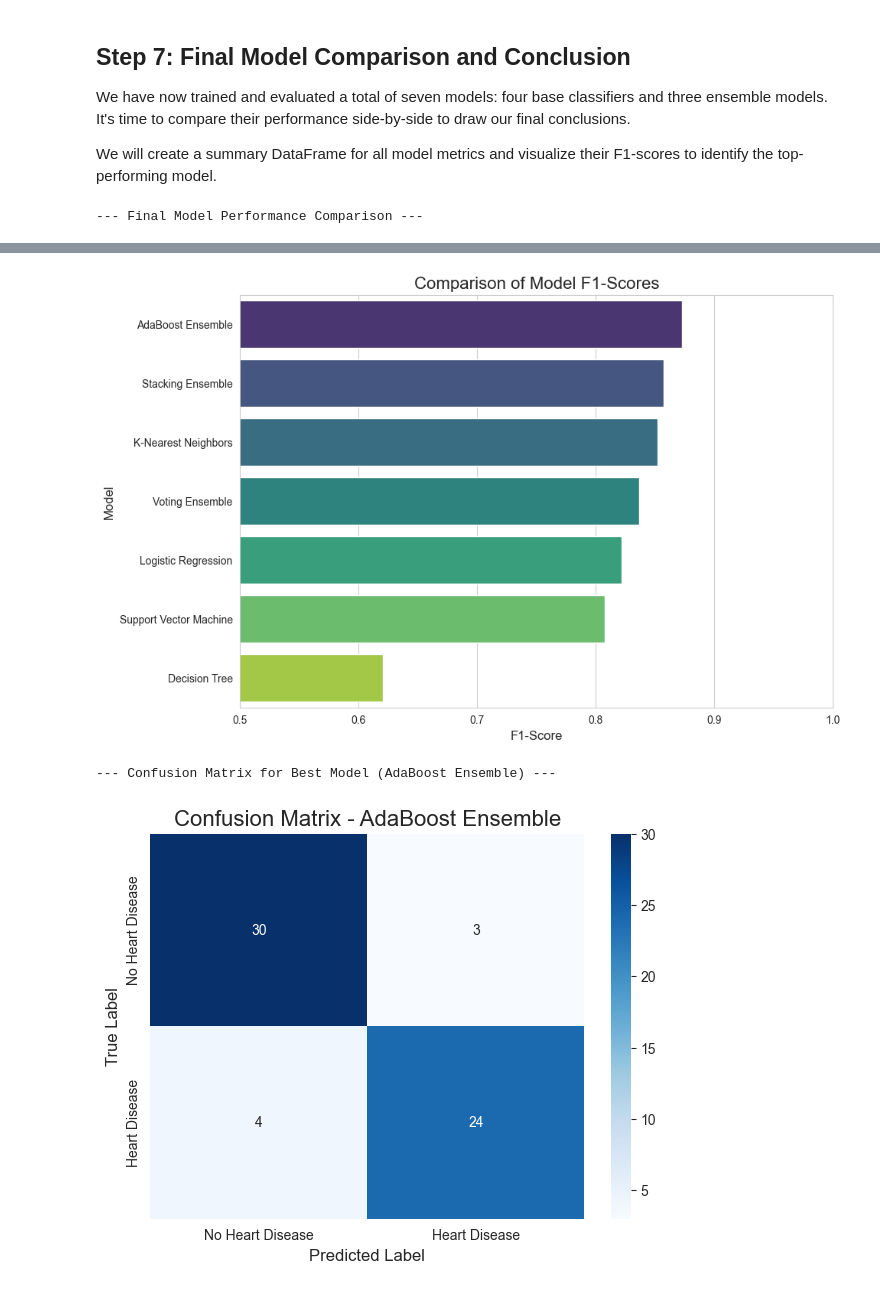
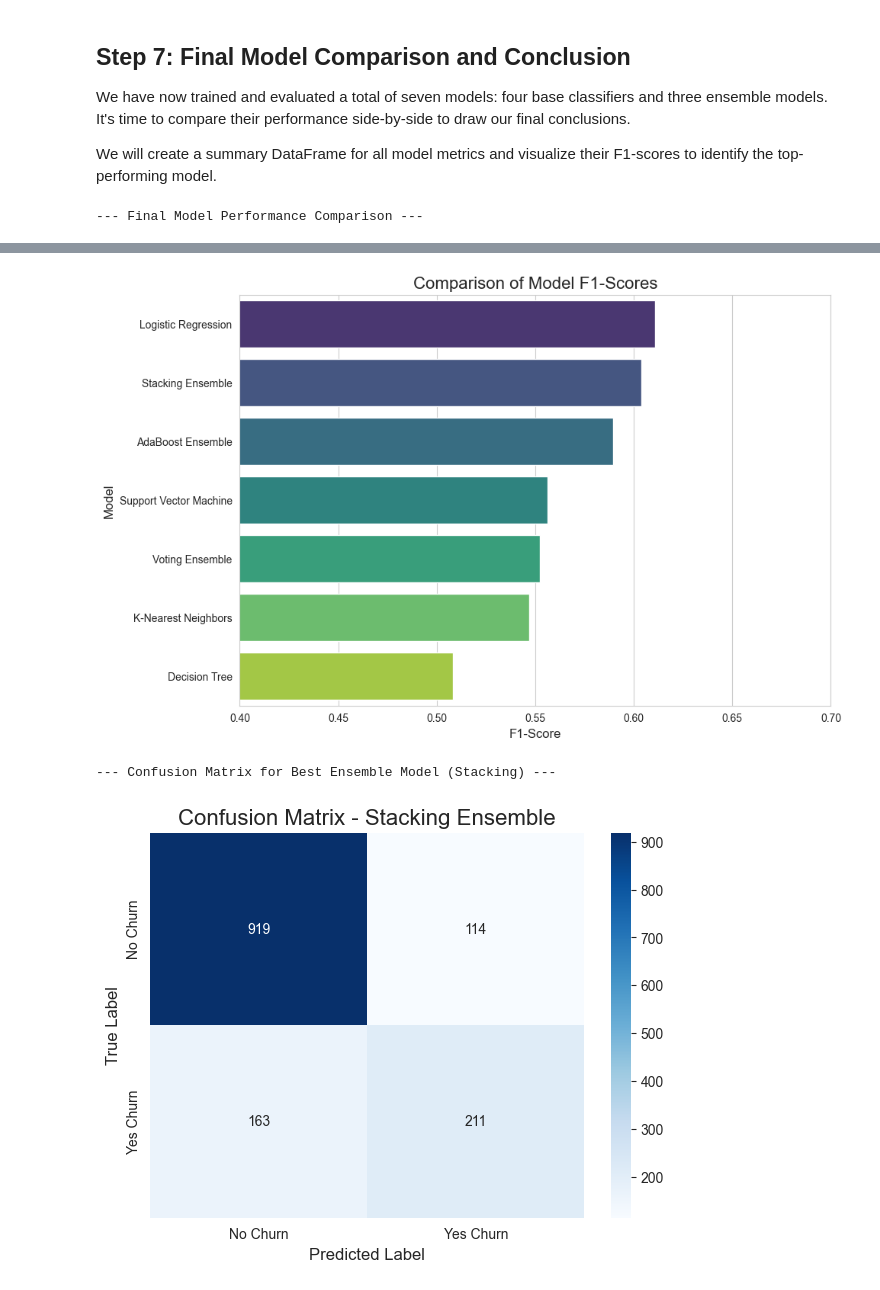
Before and after one commit to RishiWaghmare12/AIML-project-MDM, a Jupyter notebook: aiml_pr7.ipynb, the cells around one changed output, grey strips where cells are left out. Drawn from its saved outputs; the diff is of its cells as text; code cells hidden in the pictures.

```diff
--- a/aiml_pr7.ipynb
+++ b/aiml_pr7.ipynb
@@ -42,12 +42,12 @@ from sklearn.metrics import classification_report, confusion_matrix, accuracy_sc
 # Set plot style
 sns.set_style('whitegrid')
 
-# Load the local dataset
+# Load the new dataset
 try:
-    df = pd.read_csv('heart.csv')
+    df = pd.read_csv('WA_Fn-UseC_-Telco-Customer-Churn.csv')
     print("Dataset loaded successfully!")
 except FileNotFoundError:
-    print("File 'heart.csv' not found. Please make sure it's in the same directory as this notebook.")
+    print("File 'WA_Fn-UseC_-Telco-Customer-Churn.csv' not found. Please upload it.")
 
 # Display the first 5 rows
 df.head()
@@ -177,7 +188,7 @@ We'll use the **Elbow Method** to find the optimal number of clusters (`k`).
 from sklearn.cluster import KMeans
 
 # Select the features for clustering
-X_cluster = df_processed[['Age', 'RestBP', 'Chol', 'MaxHR']]
+X_cluster = df_processed[['tenure', 'MonthlyCharges', 'TotalCharges']]
 
 # Standardize these features (K-Means is distance-based)
 scaler_cluster = StandardScaler()
@@ -201,15 +212,15 @@ plt.grid(True)
 plt.show()
 
 # --- Apply K-Means with the chosen k ---
-# The elbow appears to be around k=3, so we'll use that.
+# Let's look at the plot, but k=3 or k=4 is usually a good choice here. Let's start with 3.
 optimal_k = 3
 kmeans = KMeans(n_clusters=optimal_k, random_state=42, n_init=10)
 cluster_labels = kmeans.fit_predict(X_cluster_scaled)
 
 # Add the new cluster feature to our main processed dataframe
 df_final = df_processed.copy()
-df_final['Patient_Profile'] = cluster_labels
+df_final['Customer_Segment'] = cluster_labels
 
-print(f"\nSuccessfully added 'Patient_Profile' feature with {optimal_k} clusters.")
+print(f"\nSuccessfully added 'Customer_Segment' feature with {optimal_k} clusters.")
 df_final.head()
 # %% [output]
@@ -231,9 +243,10 @@ Our data is now fully processed and feature-engineered. Before we can train our
 # %%
 # 1. Define X and y
-X = df_final.drop('Target', axis=1)
-y = df_final['Target']
+X = df_final.drop('Churn', axis=1)
+y = df_final['Churn']
 
 # 2. Split the data (80% train, 20% test)
+# We use stratify=y because our dataset is imbalanced (more 'No' than 'Yes')
 X_train, X_test, y_train, y_test = train_test_split(X, y, test_size=0.2, random_state=42, stratify=y)
 
 # 3. Scale the features
@@ -265,7 +278,7 @@ We will train each on the `X_train_scaled` data and evaluate its performance on
 # %%
 # Create a dictionary to store our models
 models = {
-    "Logistic Regression": LogisticRegression(random_state=42),
+    "Logistic Regression": LogisticRegression(random_state=42, max_iter=1000), # Added max_iter for convergence
     "K-Nearest Neighbors": KNeighborsClassifier(n_neighbors=5),
     "Decision Tree": DecisionTreeClassifier(random_state=42),
     "Support Vector Machine": SVC(kernel='rbf', probability=True, random_state=42) # probability=True is needed for stacking
@@ -418,20 +431,22 @@ sns.barplot(x=results_df['F1-Score'], y=results_df.index, palette='viridis', hue
 plt.title('Comparison of Model F1-Scores', fontsize=16)
 plt.xlabel('F1-Score', fontsize=12)
 plt.ylabel('Model', fontsize=12)
-plt.xlim(0.5, 1.0) # Start x-axis at 0.5 for better visibility
+plt.xlim(0.4, 0.7) # Adjust x-axis for better visibility
 plt.show()
 
-# --- Confusion Matrix for the Best Model ---
-print("\n--- Confusion Matrix for Best Model (AdaBoost Ensemble) ---")
-best_model = ada_clf
+# --- Confusion Matrix for the Best Ensemble Model ---
+# Our best base model was Logistic Regression, but our best ensemble was Stacking.
+# Let's visualize the Stacking Ensemble's performance.
+print("\n--- Confusion Matrix for Best Ensemble Model (Stacking) ---")
+best_model = stacking_clf
 y_pred_best = best_model.predict(X_test_scaled)
 cm = confusion_matrix(y_test, y_pred_best)
 
 plt.figure(figsize=(7, 5))
 sns.heatmap(cm, annot=True, fmt='d', cmap='Blues',
-            xticklabels=['No Heart Disease', 'Heart Disease'],
-            yticklabels=['No Heart Disease', 'Heart Disease'])
-plt.title('Confusion Matrix - AdaBoost Ensemble', fontsize=16)
+            xticklabels=['No Churn', 'Yes Churn'],
+            yticklabels=['No Churn', 'Yes Churn'])
+plt.title('Confusion Matrix - Stacking Ensemble', fontsize=16)
 plt.xlabel('Predicted Label', fontsize=12)
 plt.ylabel('True Label', fontsize=12)
 plt.show()
@@ -448,3 +463,3 @@ plt.show()
-[figure, old version]
+[figure, new version]
---- Confusion Matrix for Best Model (AdaBoost Ensemble) ---
+--- Confusion Matrix for Best Ensemble Model (Stacking) ---
-[figure, old version]
+[figure, new version]
```
Also changed, not shown: parts of 22 cells of this notebook, 7 other files.
